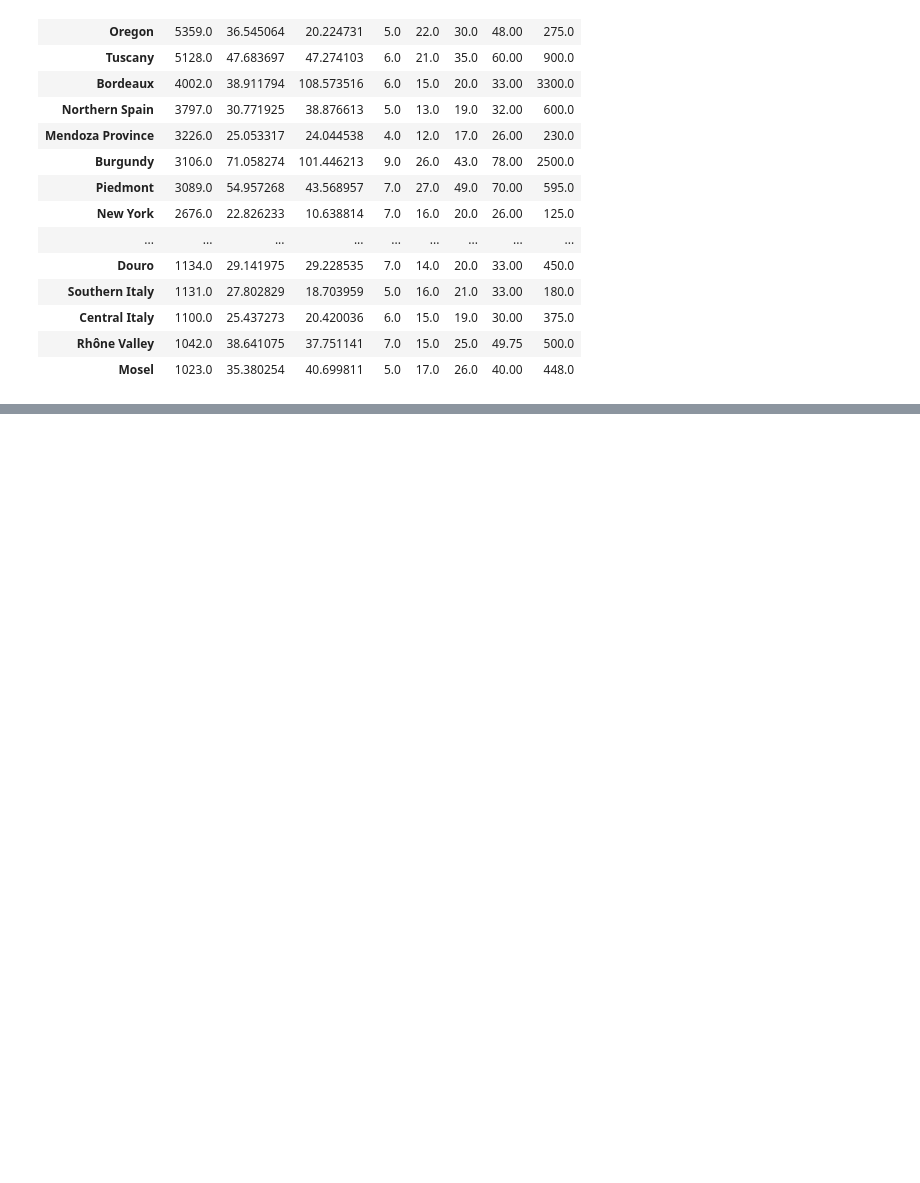
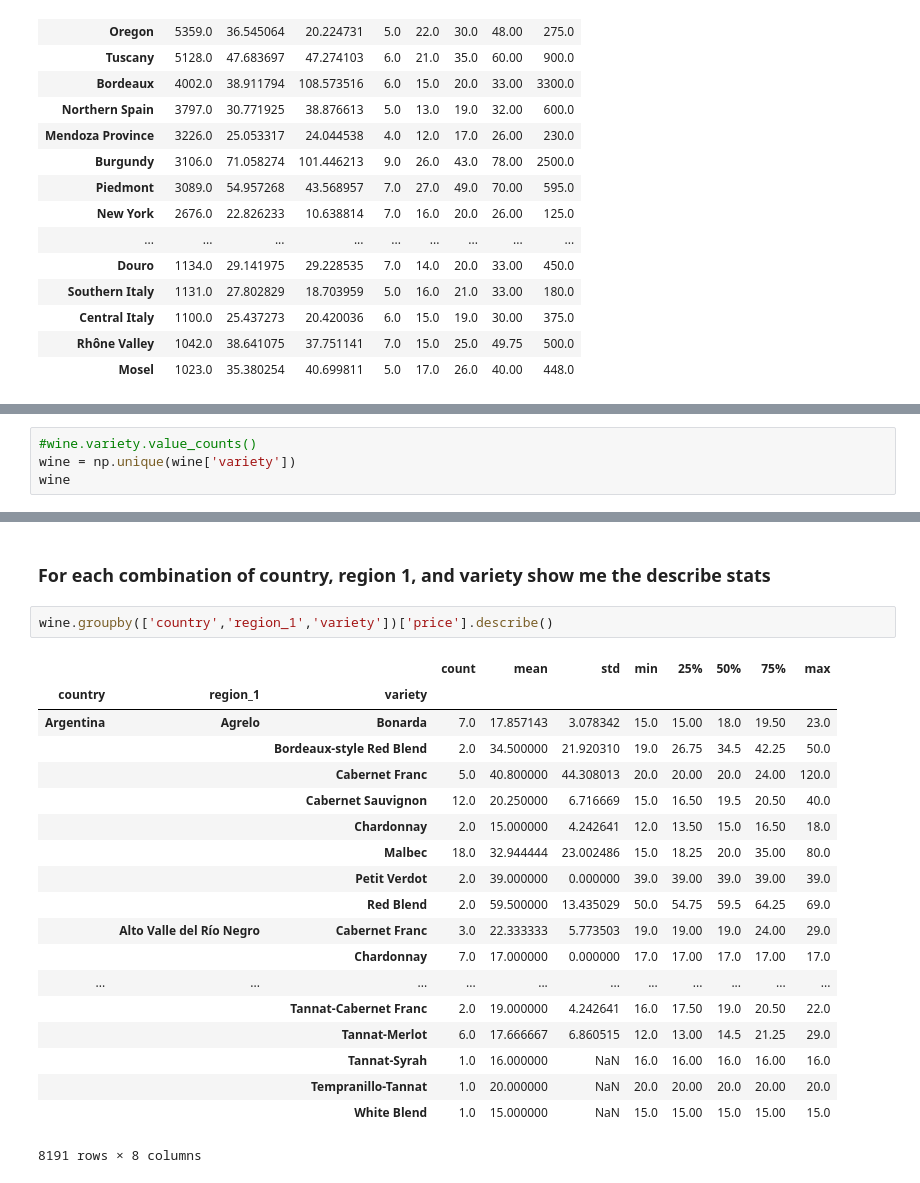
Before and after one commit to evanrosa/wine-ML-capstone-2018, a Jupyter notebook: 02-EDA.ipynb, the cells around one changed output, grey strips where cells are left out. Drawn from its saved outputs; the diff is of its cells as text; blank space fills up the shorter version.

```diff
--- a/02-EDA.ipynb
+++ b/02-EDA.ipynb
@@ -445,0 +522,4 @@ Name: price, dtype: float64
+# %%
+#wine.variety.value_counts()
+wine = np.unique(wine['variety'])
+wine
@@ -445,0 +544,24 @@ Name: price, dtype: float64
+# %% [markdown]
+### For each combination of country, region 1, and variety show me the describe stats
+# %%
+wine.groupby(['country','region_1','variety'])['price'].describe()
+# %% [output]
+|  |  |  | count | mean | std | min | 25% | 50% | 75% | max |
+| country | region_1 | variety |  |  |  |  |  |  |  |  |
+| Argentina | Agrelo | Bonarda | 7.0 | 17.857143 | 3.078342 | 15.0 | 15.00 | 18.0 | 19.50 | 23.0 |
+|  |  | Bordeaux-style Red Blend | 2.0 | 34.500000 | 21.920310 | 19.0 | 26.75 | 34.5 | 42.25 | 50.0 |
+|  |  | Cabernet Franc | 5.0 | 40.800000 | 44.308013 | 20.0 | 20.00 | 20.0 | 24.00 | 120.0 |
+|  |  | Cabernet Sauvignon | 12.0 | 20.250000 | 6.716669 | 15.0 | 16.50 | 19.5 | 20.50 | 40.0 |
+|  |  | Chardonnay | 2.0 | 15.000000 | 4.242641 | 12.0 | 13.50 | 15.0 | 16.50 | 18.0 |
+|  |  | Malbec | 18.0 | 32.944444 | 23.002486 | 15.0 | 18.25 | 20.0 | 35.00 | 80.0 |
+|  |  | Petit Verdot | 2.0 | 39.000000 | 0.000000 | 39.0 | 39.00 | 39.0 | 39.00 | 39.0 |
+|  |  | Red Blend | 2.0 | 59.500000 | 13.435029 | 50.0 | 54.75 | 59.5 | 64.25 | 69.0 |
+|  | Alto Valle del Río Negro | Cabernet Franc | 3.0 | 22.333333 | 5.773503 | 19.0 | 19.00 | 19.0 | 24.00 | 29.0 |
+|  |  | Chardonnay | 7.0 | 17.000000 | 0.000000 | 17.0 | 17.00 | 17.0 | 17.00 | 17.0 |
+| ... | ... | ... | ... | ... | ... | ... | ... | ... | ... | ... |
+|  |  | Tannat-Cabernet Franc | 2.0 | 19.000000 | 4.242641 | 16.0 | 17.50 | 19.0 | 20.50 | 22.0 |
+|  |  | Tannat-Merlot | 6.0 | 17.666667 | 6.860515 | 12.0 | 13.00 | 14.5 | 21.25 | 29.0 |
+|  |  | Tannat-Syrah | 1.0 | 16.000000 | NaN | 16.0 | 16.00 | 16.0 | 16.00 | 16.0 |
+|  |  | Tempranillo-Tannat | 1.0 | 20.000000 | NaN | 20.0 | 20.00 | 20.0 | 20.00 | 20.0 |
+|  |  | White Blend | 1.0 | 15.000000 | NaN | 15.0 | 15.00 | 15.0 | 15.00 | 15.0 |
+8191 rows × 8 columns
```
Also changed, not shown: parts of 31 cells of this notebook.
